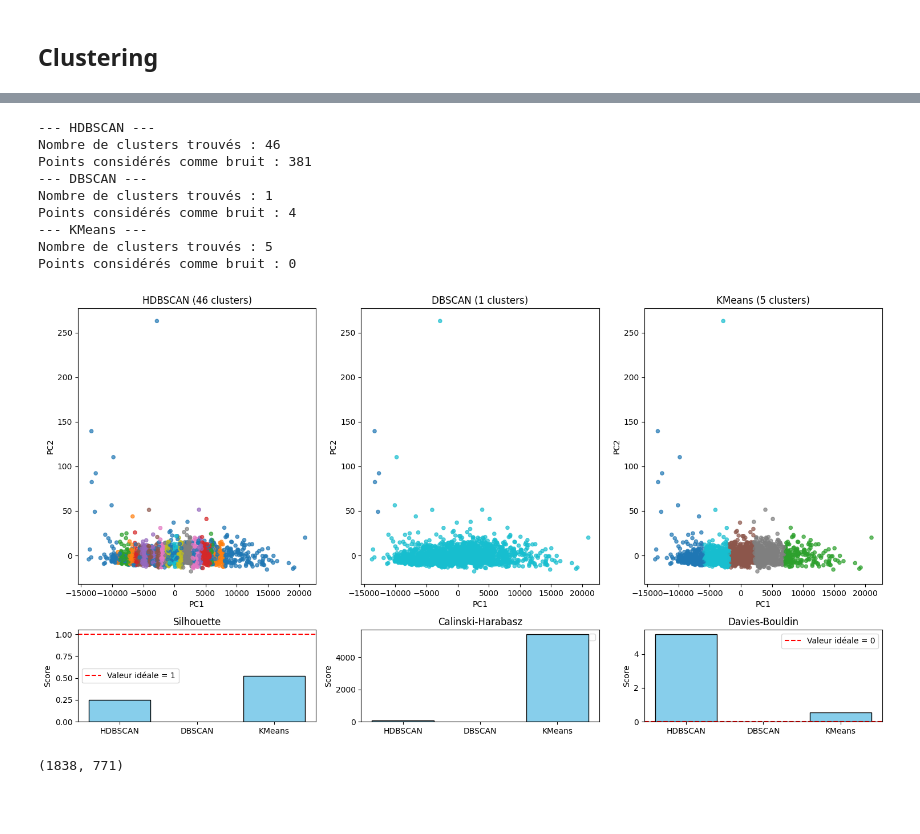
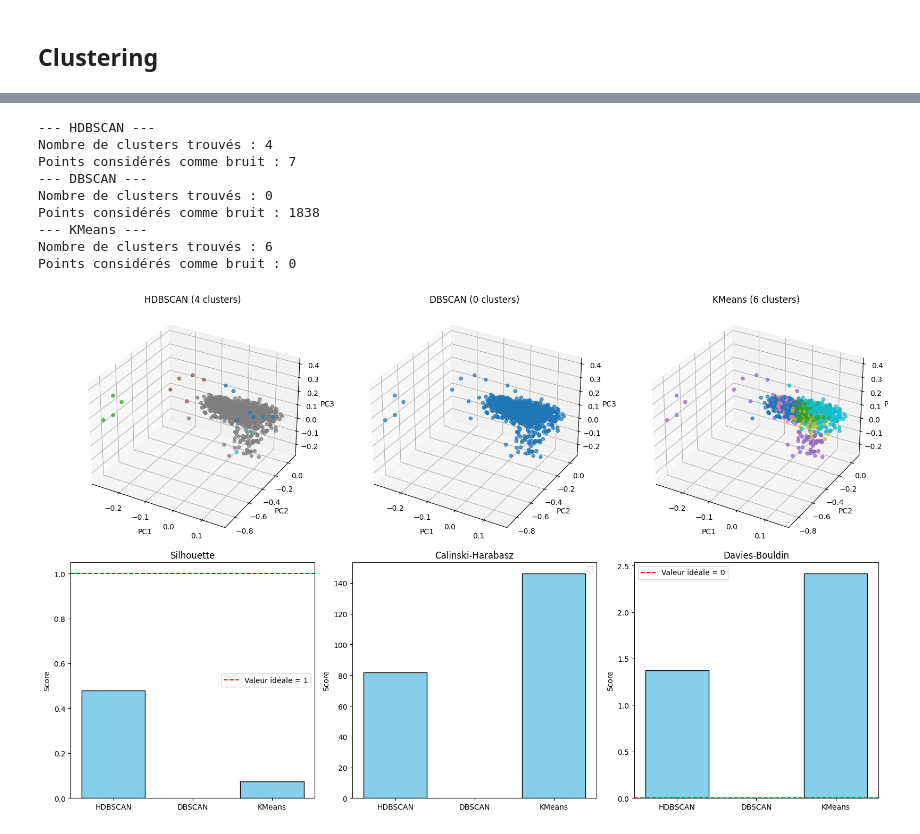
Before and after one commit to picqflorian/PIE-Airbus-Helicopter, a Jupyter notebook: LLM_Clustering.ipynb, the cells around one changed output, grey strips where cells are left out. Saved outputs shown, nothing was run; the diff lists cells and outputs as text; code cells hidden in the pictures; blank space fills up the shorter version.

Commit message:
LLM_Clustering update

```diff
--- a/LLM_Clustering.ipynb
+++ b/LLM_Clustering.ipynb
@@ -8,10 +17,6 @@ import numpy as np
 # %%
-from sentence_transformers import SentenceTransformer
-from sklearn.cluster import KMeans
-import pandas as pd
-
 # Exemple de données
-df= pd.read_csv('./data_sorted.csv',sep=',')
+df= pd.read_csv('./Data/data_sorted.csv',sep=',')
 # %%
 df.head()
 # %% [output]
@@ -36,3 +70,9 @@ df.describe()
+# %%
+# Conversion en timedelta
+df["F_DURATION"] = pd.to_timedelta(df["F_DURATION"])
+
+# Conversion en float (secondes)
+df["F_DURATION"] = df["F_DURATION"].dt.total_seconds()
 # %%
 print("Nombre de vols :", df['F_SESSION'].nunique())
 # %% [output]
@@ -94,7 +131,7 @@ plt.show()
 # %%
 # Regrouper par vol
 vols = df.groupby("F_SESSION").apply(
-    lambda x: " ".join(map(str, x[["FIRST_WORD_INDEX","SECOND_WORD_INDEX","THIRD_WORD_INDEX"]].values.flatten()))
+    lambda x: " ".join(map(str, x[["FIRST_WORD_INDEX","SECOND_WORD_INDEX","THIRD_WORD_INDEX","F_DURATION"]].values.flatten()))
 )
 # %%
 # Embeddings
@@ -137,3 +164,7 @@ combined_embeddings = np.hstack([embeddings_aligned, time_values])
 print("Shape des embeddings combinés :", combined_embeddings.shape)
 # %% [output]
 Shape des embeddings combinés : (1838, 771)
+# %%
+pd.DataFrame(embeddings).to_csv("text_embeddings.csv", index=False)
+# pd.DataFrame(combined_embeddings).to_csv("combined_embeddings.csv", index=False)
+combined_embeddings=embeddings
@@ -142,15 +200,4 @@ Shape des embeddings combinés : (1838, 771)
 # %%
-# --- Installation (si besoin) ---
-# !pip install hdbscan scikit-learn matplotlib numpy pandas
-
-import numpy as np
-import pandas as pd
-import matplotlib.pyplot as plt
-from sklearn.cluster import DBSCAN, KMeans
-import hdbscan
-from sklearn.metrics import silhouette_score, calinski_harabasz_score, davies_bouldin_score
-from sklearn.decomposition import PCA
-
 # ======================================================
 #  Étape 1 : Données (tes embeddings combinés)
 # ======================================================
@@ -162,9 +209,9 @@ from sklearn.decomposition import PCA
 #  Étape 2 : Définir les algorithmes
 # ======================================================
 clusterers = {
-    "HDBSCAN": hdbscan.HDBSCAN(min_cluster_size=10, metric='euclidean'),
-    "DBSCAN": DBSCAN(eps=1e-4, min_samples=5, metric='cosine'),
-    "KMeans": KMeans(n_clusters=5, random_state=42)
+    "HDBSCAN": hdbscan.HDBSCAN(min_cluster_size=2, metric='euclidean'),
+    "DBSCAN": DBSCAN(eps=1e-6, min_samples=4, metric='euclidean'),
+    "KMeans": KMeans(n_clusters=6, random_state=42)
 }
 
 # Pour stocker les résultats
@@ -200,56 +247,55 @@ for name, clusterer in clusterers.items():
     }
 
 # ======================================================
-#  Étape 4 : PCA pour visualisation
+#  Étape 4 : PCA pour visualisation en 3D
 # ======================================================
-pca = PCA(n_components=2)
-points_2d = pca.fit_transform(combined_embeddings)
+from mpl_toolkits.mplot3d import Axes3D  # activation du mode 3D
 
-fig, axes = plt.subplots(2, 3, figsize=(15, 8), gridspec_kw={'height_ratios': [3, 1]})
-axes = axes.flatten()
+pca = PCA(n_components=3)
+points_3d = pca.fit_transform(combined_embeddings)
 
-# ---- Ligne du haut : visualisation des clusters ----
+fig = plt.figure(figsize=(16, 10))
+
+# ---- Visualisation des clusters en 3D ----
 for i, (name, res) in enumerate(results.items()):
-    ax = axes[i]
-    ax.scatter(points_2d[:, 0], points_2d[:, 1],
-               c=res["labels"], cmap='tab10', s=20, alpha=0.7)
+    ax = fig.add_subplot(2, 3, i+1, projection='3d')
+    scatter = ax.scatter(
+        points_3d[:, 0], points_3d[:, 1], points_3d[:, 2],
+        c=res["labels"], cmap='tab10', s=20, alpha=0.7
+    )
     ax.set_title(f"{name} ({res['n_clusters']} clusters)")
     ax.set_xlabel("PC1")
     ax.set_ylabel("PC2")
+    ax.set_zlabel("PC3")
 
 # ---- Ligne du bas : métriques ----
 metrics = ["Silhouette", "Calinski-Harabasz", "Davies-Bouldin"]
-ideal_values = {"Silhouette": 1, "Calinski-Harabasz": "haut", "Davies-Bouldin": 0}
 
 for j, metric in enumerate(metrics):
-    ax = axes[3 + j]
+    ax = fig.add_subplot(2, 3, 4 + j)
     values = [results[m][metric] for m in clusterers.keys()]
     ax.bar(clusterers.keys(), values, color="skyblue", edgecolor="black")
     ax.set_title(metric)
 
-    # Ligne rouge pour valeur idéale
     if metric == "Silhouette":
         ax.axhline(1, color='red', linestyle='--', label='Valeur idéale = 1')
+
     elif metric == "Davies-Bouldin":
         ax.axhline(0, color='red', linestyle='--', label='Valeur idéale = 0')
 
     ax.legend()
     ax.set_ylabel("Score")
 
 plt.tight_layout()
 plt.show()
 # %% [output]
 --- HDBSCAN ---
-Nombre de clusters trouvés : 46
-Points considérés comme bruit : 381
+Nombre de clusters trouvés : 4
+Points considérés comme bruit : 7
 --- DBSCAN ---
-Nombre de clusters trouvés : 1
-Points considérés comme bruit : 4
+Nombre de clusters trouvés : 0
+Points considérés comme bruit : 1838
 --- KMeans ---
-Nombre de clusters trouvés : 5
+Nombre de clusters trouvés : 6
 Points considérés comme bruit : 0
-[figure, old version]
+[figure, new version]
-# %%
-print(combined_embeddings.shape)
-# %% [output]
-(1838, 771)
```
Also changed, not shown: parts of 10 cells of this notebook.
